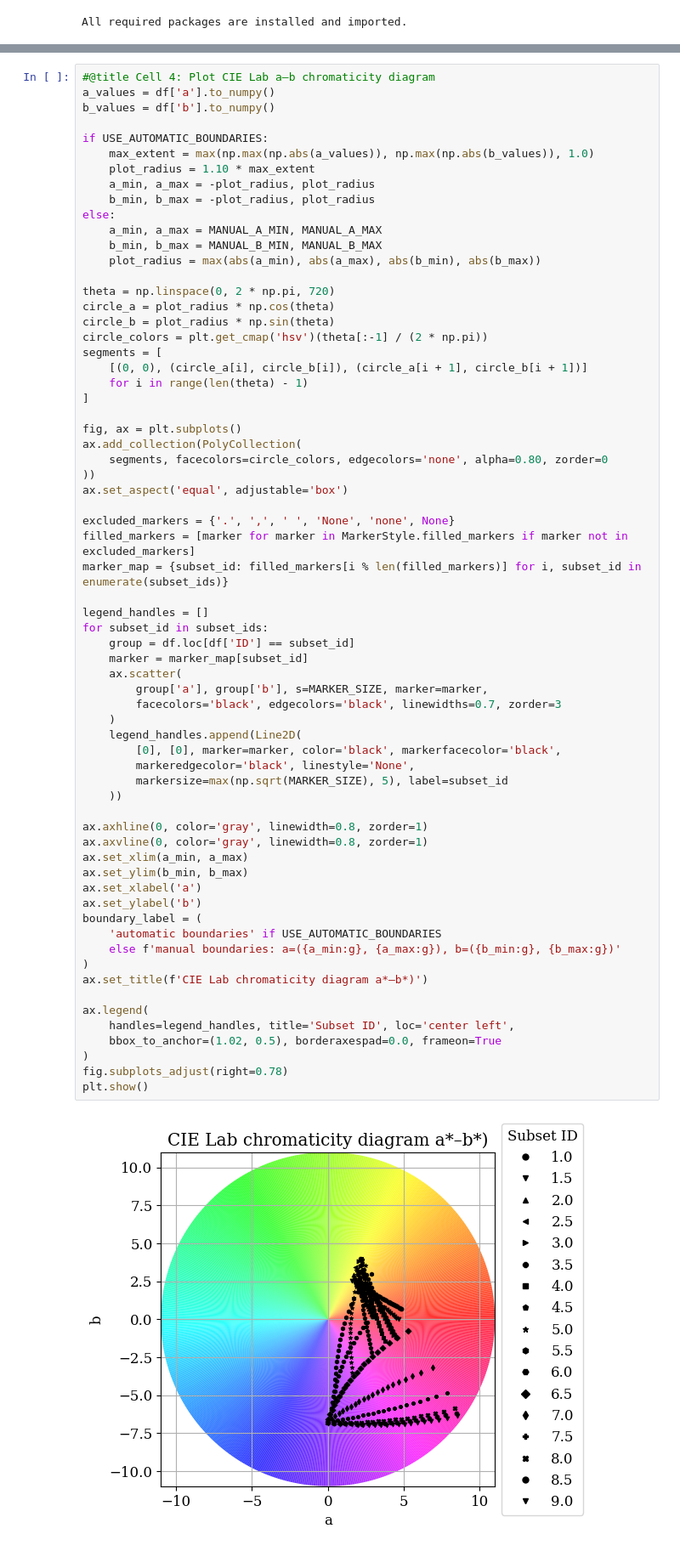
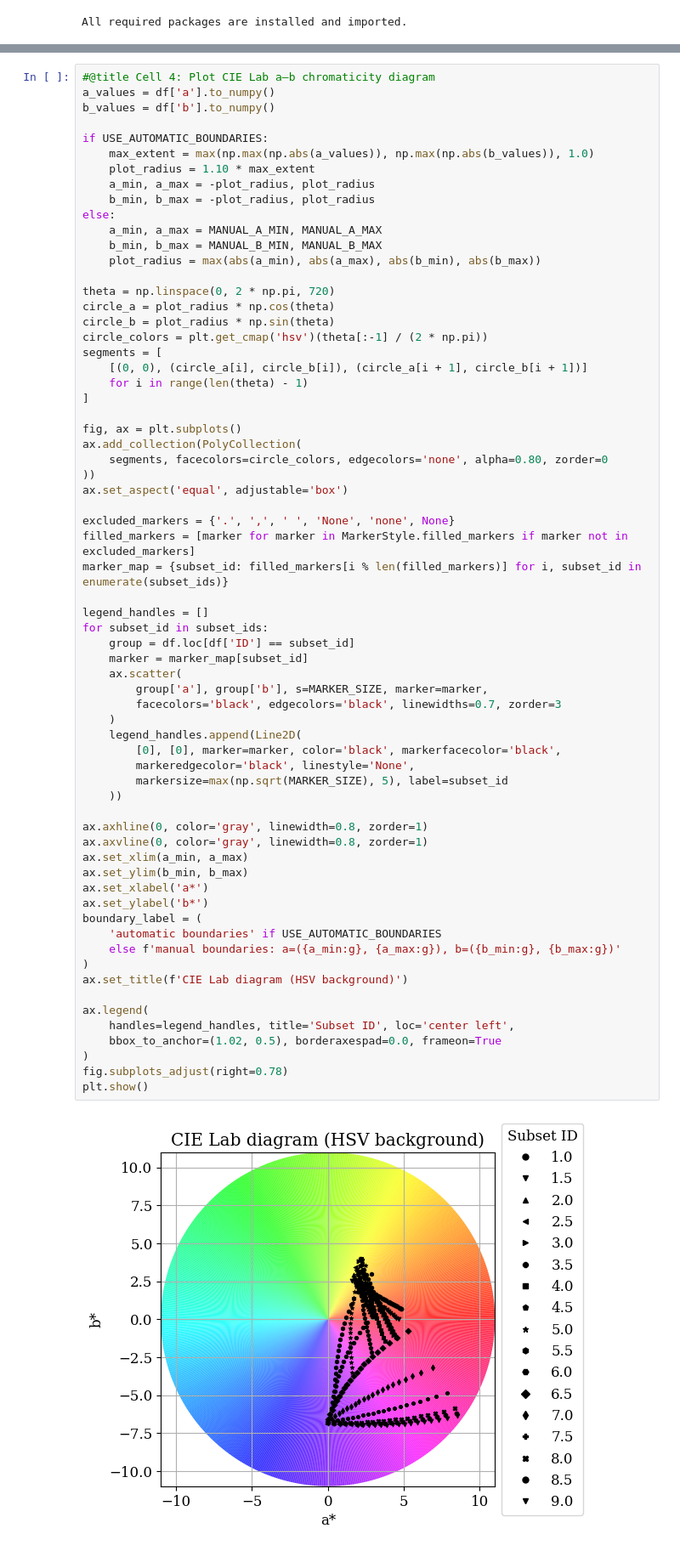
Before and after one commit to postnicov/ResazurinResorufin, a Jupyter notebook: Color_wheel_CIE_Lab_a_b.ipynb, the cells around one changed output, grey strips where cells are left out. Shown at 85% size. Saved outputs shown, nothing was run; the diff lists cells and outputs as text.

```diff
--- a/Color_wheel_CIE_Lab_a_b.ipynb
+++ b/Color_wheel_CIE_Lab_a_b.ipynb
@@ -141,34 +141,34 @@ marker_map = {subset_id: filled_markers[i % len(filled_markers)] for i, subset_i
 legend_handles = []
 for subset_id in subset_ids:
     group = df.loc[df['ID'] == subset_id]
     marker = marker_map[subset_id]
     ax.scatter(
         group['a'], group['b'], s=MARKER_SIZE, marker=marker,
         facecolors='black', edgecolors='black', linewidths=0.7, zorder=3
     )
     legend_handles.append(Line2D(
         [0], [0], marker=marker, color='black', markerfacecolor='black',
         markeredgecolor='black', linestyle='None',
         markersize=max(np.sqrt(MARKER_SIZE), 5), label=subset_id
     ))
 
 ax.axhline(0, color='gray', linewidth=0.8, zorder=1)
 ax.axvline(0, color='gray', linewidth=0.8, zorder=1)
 ax.set_xlim(a_min, a_max)
 ax.set_ylim(b_min, b_max)
-ax.set_xlabel('a')
-ax.set_ylabel('b')
+ax.set_xlabel('a*')
+ax.set_ylabel('b*')
 boundary_label = (
     'automatic boundaries' if USE_AUTOMATIC_BOUNDARIES
     else f'manual boundaries: a=({a_min:g}, {a_max:g}), b=({b_min:g}, {b_max:g})'
 )
-ax.set_title(f'CIE Lab chromaticity diagram a*–b*)')
+ax.set_title(f'CIE Lab diagram (HSV background)')
 
 ax.legend(
     handles=legend_handles, title='Subset ID', loc='center left',
     bbox_to_anchor=(1.02, 0.5), borderaxespad=0.0, frameon=True
 )
 fig.subplots_adjust(right=0.78)
 plt.show()
 # %% [output]
-[figure, old version]
+[figure, new version]
```
Also changed, not shown: parts of 2 cells of this notebook.
